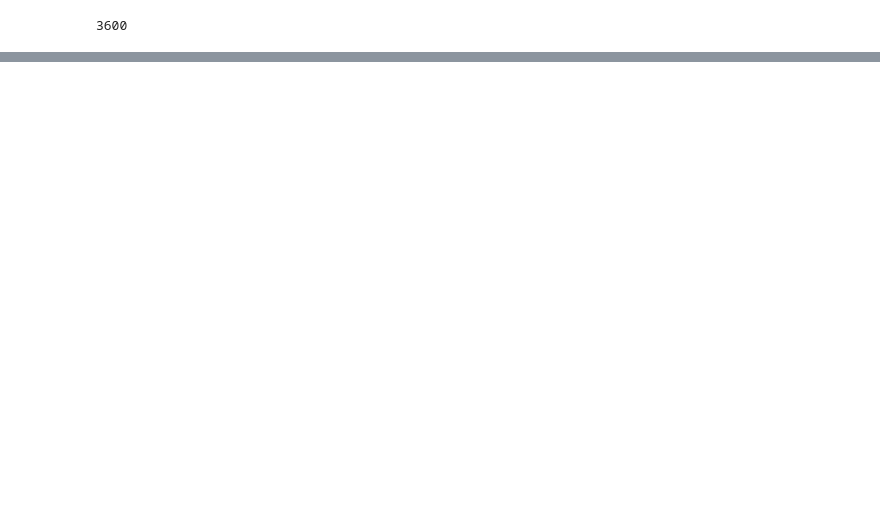
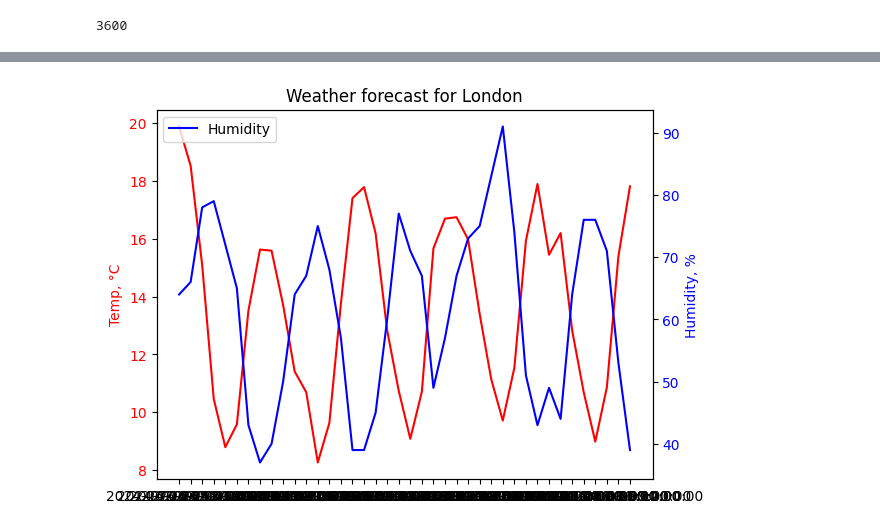
Before and after one commit to IlyaZutler/Project-OpenWeather, a Jupyter notebook: beginings.ipynb, the cells around one changed output, grey strips where cells are left out. Drawn from its saved outputs; the diff is of its cells as text; code cells hidden in the pictures; blank space fills up the shorter version.

```diff
--- a/beginings.ipynb
+++ b/beginings.ipynb
@@ -38,11 +44,17 @@ city: London
 # %%
 import requests, json
 
-api_url = "http://api.openweathermap.org/data/2.5/forecast"
-units = "metric"
-appid = base64.b64decode(open_key, altchars=None, validate=False)
+#city = input('city: ')
+
 city = 'London'
-response = requests.get(api_url, params={"q": city, "units": units, "appid": appid})
 
-print("This is IP responce")
-print(response)
+def get_data(city, open_key):
+    api_url = "http://api.openweathermap.org/data/2.5/forecast"
+    units = "metric"
+    appid = base64.b64decode(open_key, altchars=None, validate=False)
+
+    response = requests.get(api_url, params={"q": city, "units": units, "appid": appid})
+    data = response.json()
+    return data
+
+data = get_data(city, open_key)
@@ -123,0 +132,19 @@ print(description)
+# %%
+fig, ax1 = plt.subplots()
+
+ax1.plot(dt_txt, temp, color="red", label="Temp")
+ax1.set_ylabel("Temp, °C", color="red")
+ax1.tick_params(axis='y', labelcolor="red")
+
+ax2 = ax1.twinx()
+ax2.plot(dt_txt, humidity, color="blue", label="Humidity")
+ax2.set_ylabel("Humidity, %", color="blue")
+ax2.tick_params(axis='y', labelcolor="blue")
+
+plt.xlabel("Date")
+plt.title("Weather forecast for " + city)
+plt.xticks(rotation=45)
+plt.legend(loc="upper left")
+plt.show()
+# %% [output]
+[figure, added]
```
Also changed, not shown: parts of 16 cells of this notebook.
